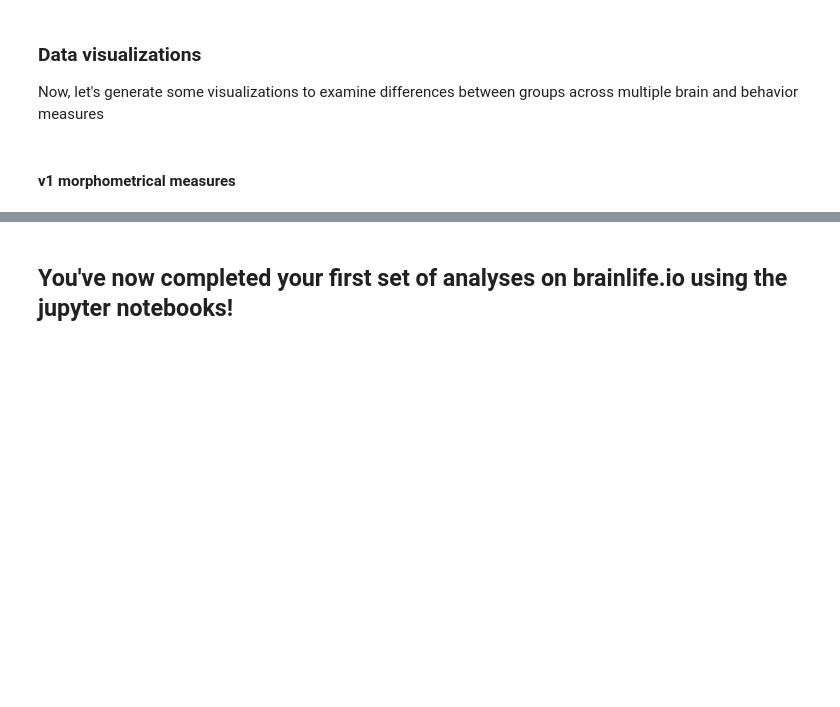
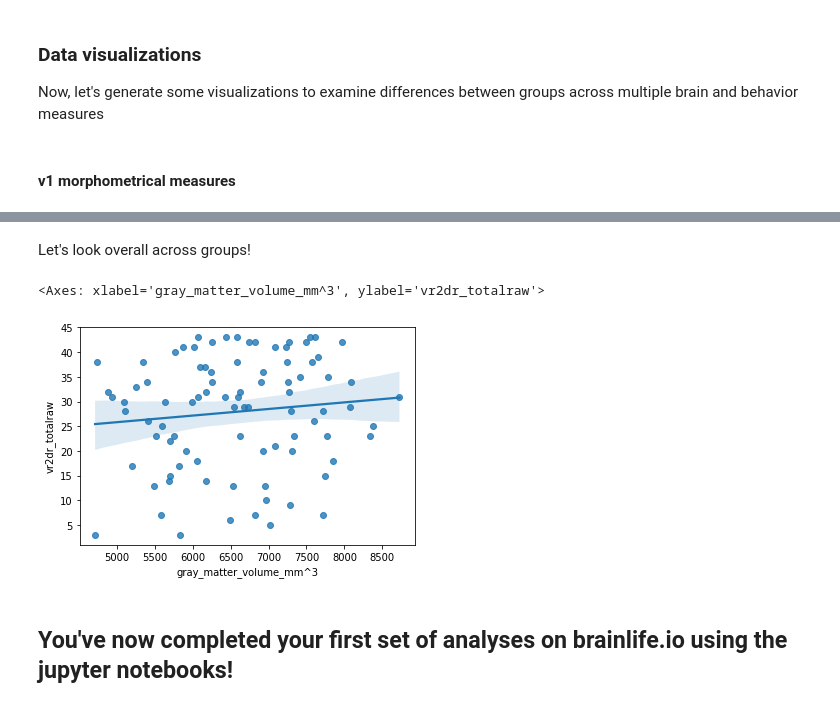
Before and after one commit to brainlife/educational-notebooks, a Jupyter notebook: brainlife-structural-mri-to-edit.ipynb, the cells around one changed output, grey strips where cells are left out. Saved outputs shown, nothing was run; the diff lists cells and outputs as text; code cells hidden in the pictures; blank space fills up the shorter version.

```diff
--- a/brainlife-structural-mri-to-edit.ipynb
+++ b/brainlife-structural-mri-to-edit.ipynb
@@ -287,2 +286,11 @@ As we can see from the data, it appears there's a statistically significant diff
+# %% [markdown]
+Let's look overall across groups!
+# %%
+fig = plt.figure()
+axes = plt.gca()
+sns.regplot(x='gray_matter_volume_mm^3',y='vr2dr_totalraw',data=v1_mean)
+# %% [output]
+<Axes: xlabel='gray_matter_volume_mm^3', ylabel='vr2dr_totalraw'>
+[figure, added]
 # %% [markdown]
 ## You've now completed your first set of analyses on brainlife.io using the jupyter notebooks!
```
Also changed, not shown: parts of 16 cells of this notebook, 1 other file.
